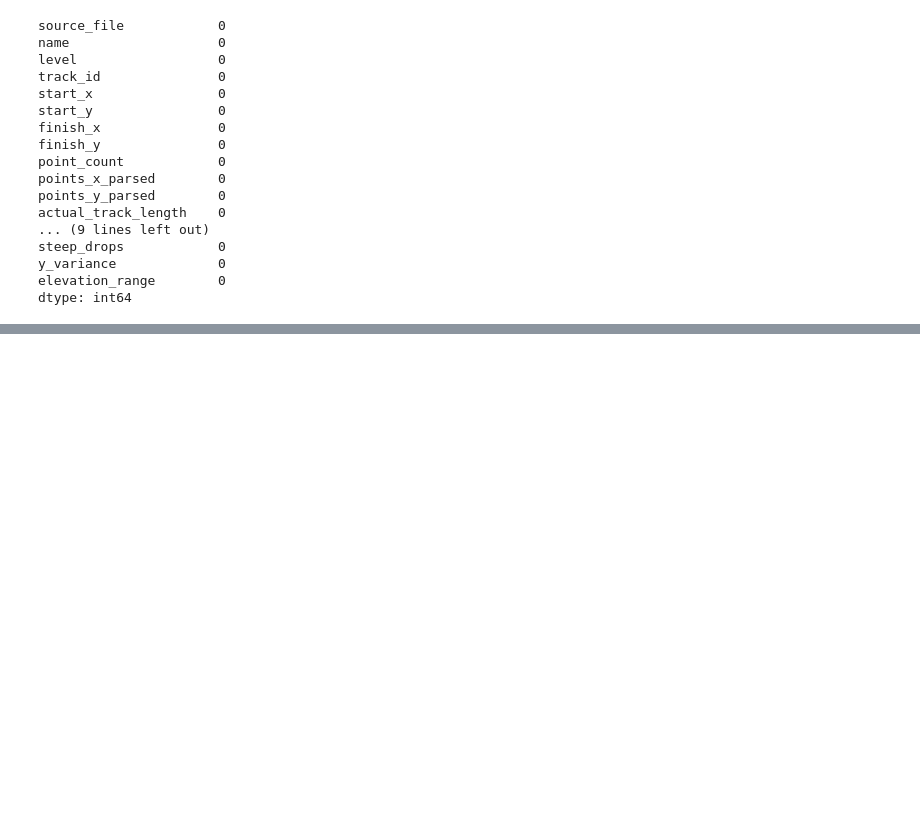
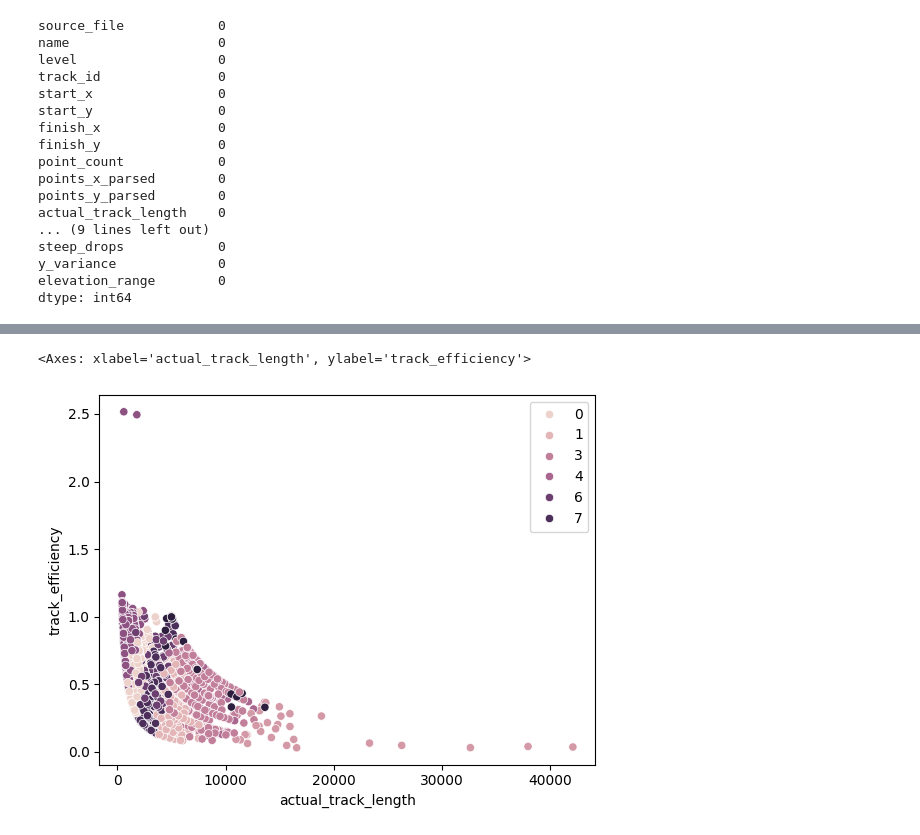
Before and after one commit to mtdph0en1x/Gravity, a Jupyter notebook: Untitled.ipynb, the cells around one changed output, grey strips where cells are left out. Cells and saved outputs as stored; diff of their text form; code cells hidden in the pictures; blank space fills up the shorter version.

```diff
--- a/Untitled.ipynb
+++ b/Untitled.ipynb
@@ -385,0 +481,20 @@ plot_track_from_df_cleaned(df,978)
+# %%
+K = range(5, 15)
+fits = []
+score = []
+
+
+for k in K:
+    # train the model for current value of k on training data
+    model = KMeans(n_clusters = k, random_state = 0, n_init='auto').fit(X_pca)
+
+    # append the model to fits
+    fits.append(model)
+
+    # Append the silhouette score to scores
+    score.append(silhouette_score(X_scaled, model.labels_, metric='euclidean'))
+# %%
+sns.scatterplot(data = X, x = 'actual_track_length', y = 'track_efficiency', hue = fits[4].labels_)
+# %% [output]
+<Axes: xlabel='actual_track_length', ylabel='track_efficiency'>
+[figure, added]
```
Also changed, not shown: parts of 23 cells of this notebook.
